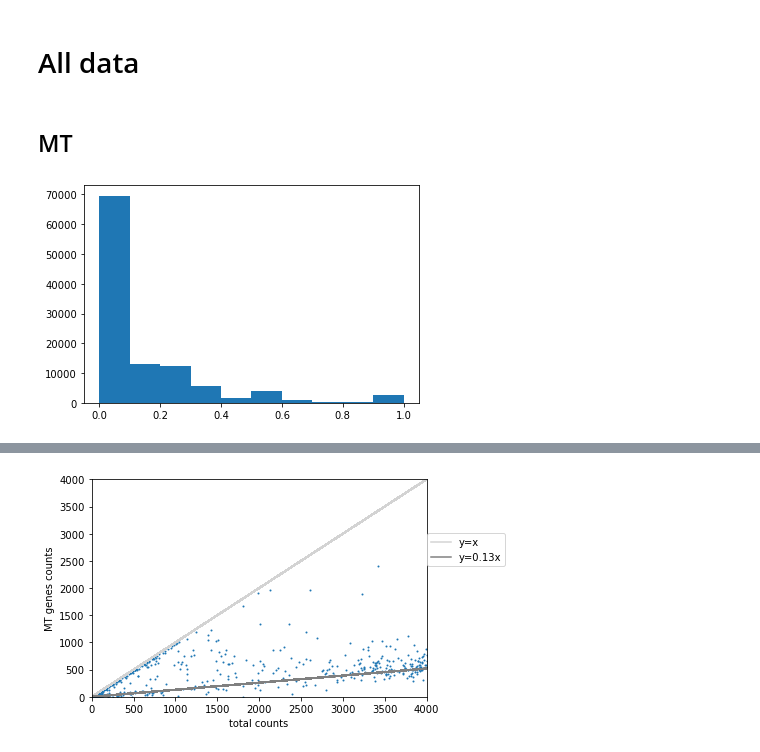
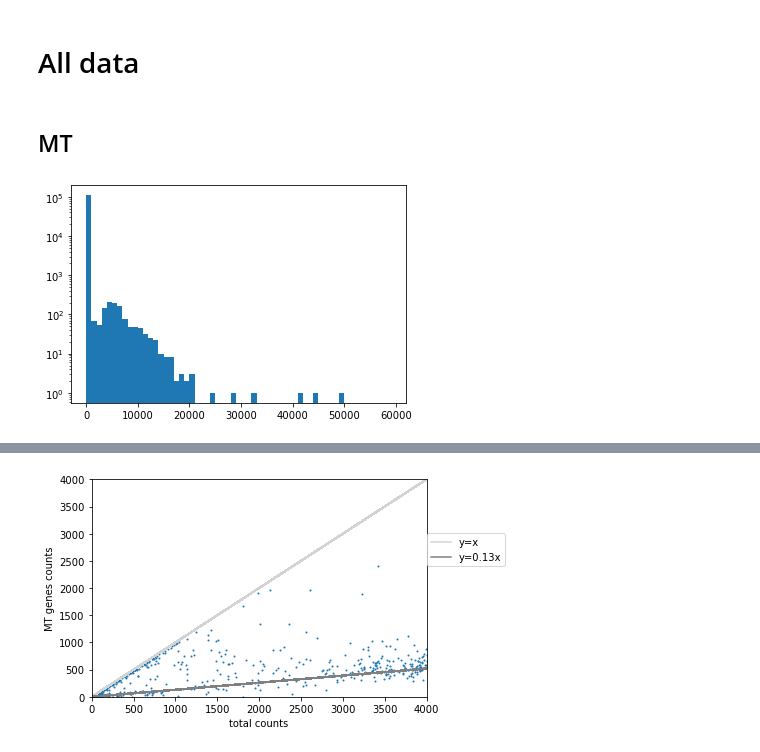
Before and after one commit to meichenfang/FP_2025, a Jupyter notebook: empty_droplets.ipynb, the cells around one changed output, grey strips where cells are left out. Drawn from its saved outputs; the diff is of its cells as text; code cells hidden in the pictures.

```diff
--- a/empty_droplets.ipynb
+++ b/empty_droplets.ipynb
@@ -70,14 +75,15 @@ for i in range(len(gene_info)):
             nonMT_ID.append(gene_info['Gene stable ID'][i])
 # %% [markdown]
 # All data
-# %% [markdown]
-## MT
+# %% [markdown]
+## MT
 # %%
 MT_idx = gene_names.isin(MT_ID)[0]
 data = raw_data.layers[spliced_layer].toarray()
 MT_sum = data[:,MT_idx].sum(axis=1)
 total_UMI = data.sum(axis=1)
-# %%
-plt.hist(MT_sum/total_UMI);
-# %% [output]
-[figure, removed]
+# %%
+plt.hist(total_UMI[total_UMI>0],bins=np.arange(0,60000,1000));
+plt.yscale('log')
+# %% [output]
+[figure, added]
```
Also changed, not shown: parts of 62 cells of this notebook, 1 other file.
